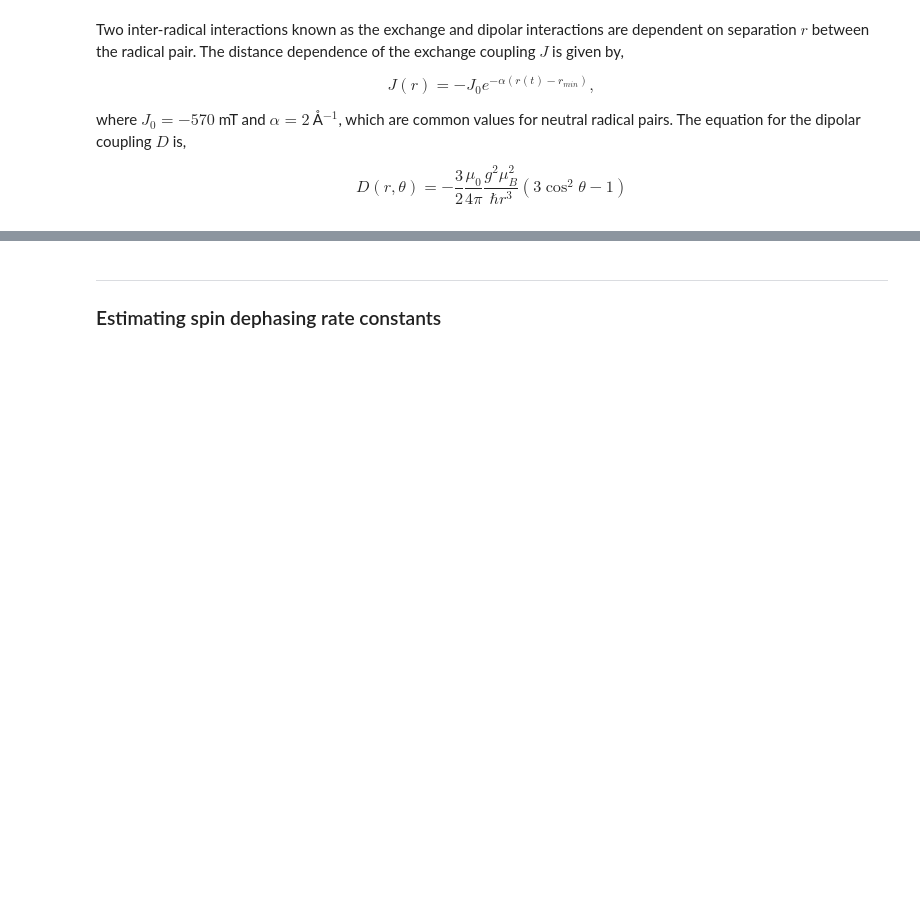
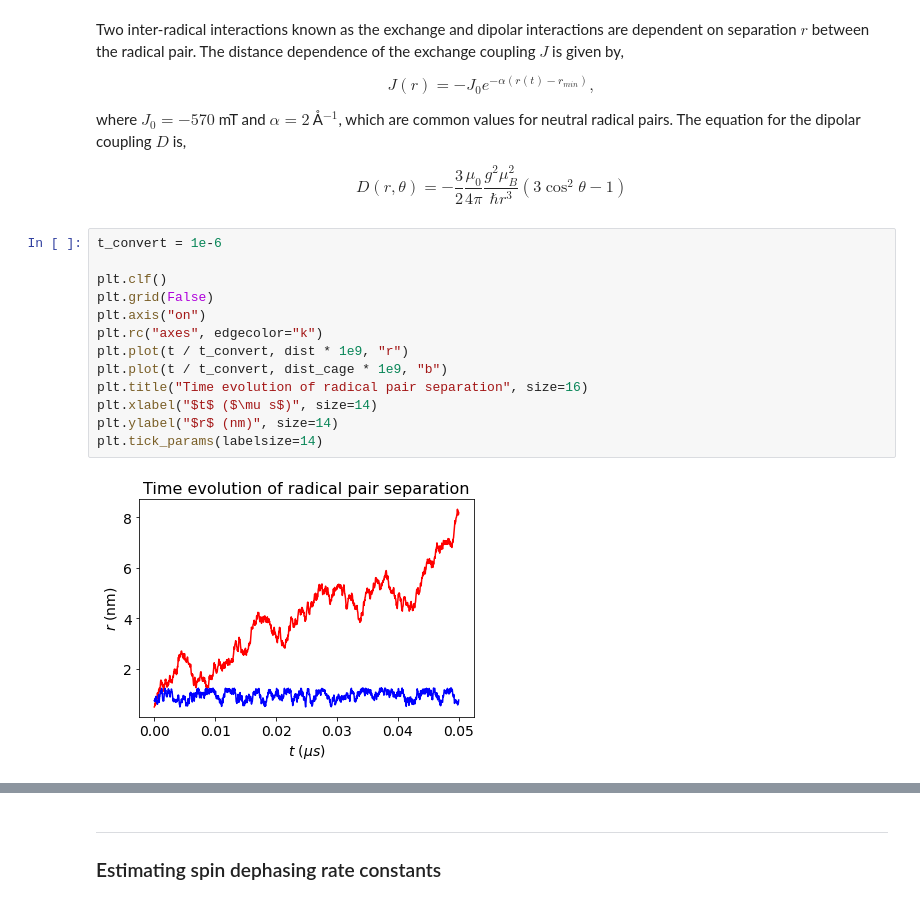
Before and after one commit to Spin-Chemistry-Labs/radicalpy, a Jupyter notebook: examples/tutorials/02_chemical_kinetics_and_molecular_motion.ipynb, the cells around one changed output, grey strips where cells are left out. Cells and saved outputs as stored; diff of their text form; blank space fills up the shorter version.

```diff
--- a/examples/tutorials/02_chemical_kinetics_and_molecular_motion.ipynb
+++ b/examples/tutorials/02_chemical_kinetics_and_molecular_motion.ipynb
@@ -244,3 +258,18 @@ where $J_0 = -570$ mT and $\alpha = 2$ Å$^{-1}$, which are common values for ne
 $$
 D(r, \theta) = -\frac{3}{2} \frac{\mu_0}{4\pi} \frac{g^2 \mu_B^2}{\hbar r^3} (3 \cos^2 \theta -1)
 $$
+# %%
+t_convert = 1e-6
+
+plt.clf()
+plt.grid(False)
+plt.axis("on")
+plt.rc("axes", edgecolor="k")
+plt.plot(t / t_convert, dist * 1e9, "r")
+plt.plot(t / t_convert, dist_cage * 1e9, "b")
+plt.title("Time evolution of radical pair separation", size=16)
+plt.xlabel("$t$ ($\mu s$)", size=14)
+plt.ylabel("$r$ (nm)", size=14)
+plt.tick_params(labelsize=14)
+# %% [output]
+[figure, added]
```
Also changed, not shown: parts of 6 cells of this notebook, 1 other file.
